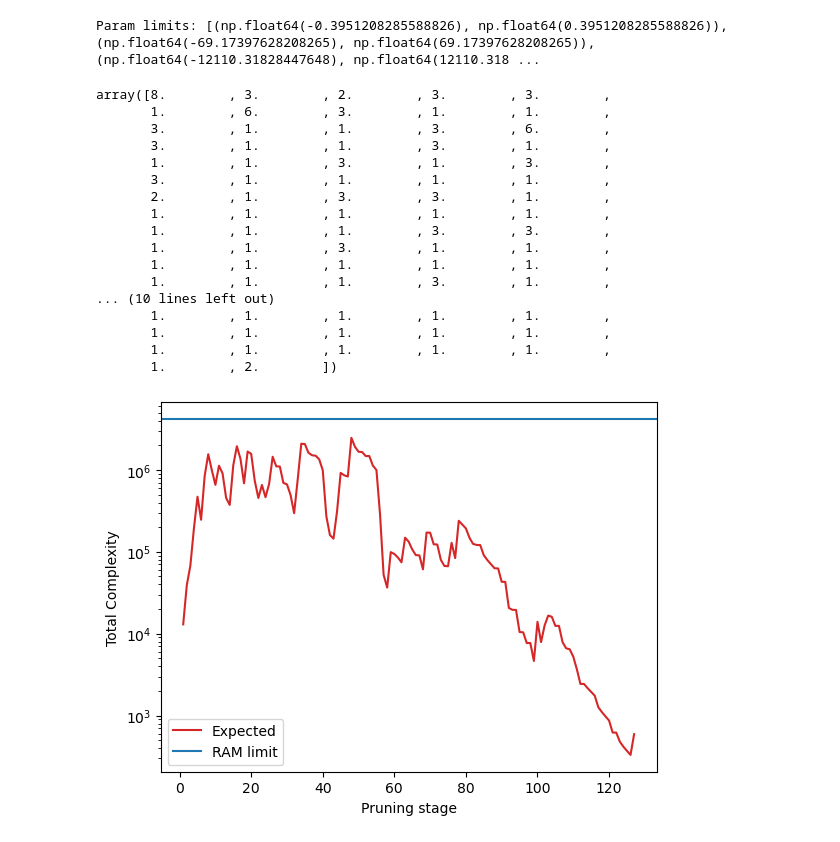
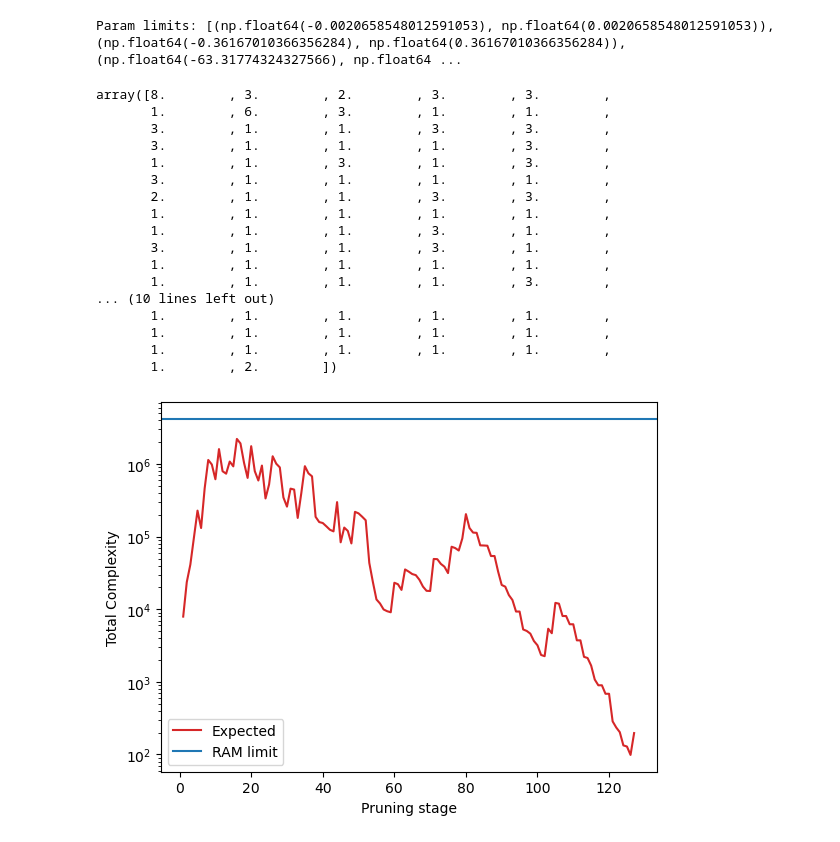
Before and after one commit to pravirkr/loki, a Jupyter notebook: notebooks/pruning_circular.ipynb, the cells around one changed output. Saved outputs shown, nothing was run; the diff lists cells and outputs as text; code cells hidden in the pictures.

```diff
--- a/notebooks/pruning_circular.ipynb
+++ b/notebooks/pruning_circular.ipynb
@@ -17,8 +16,8 @@ from pyloki.simulation.pulse import PulseSignalConfig
 pulsar_period = 0.007
 dt = 64e-6
 nsamps = 2**24
-mod_kwargs = {"p_orb": 1200, "psi": np.pi/4, "m_c": 10}
-cfg = PulseSignalConfig(period=pulsar_period, dt=dt, nsamps=nsamps, snr=11.5, ducy=0.1,
+mod_kwargs = {"p_orb": 1200, "psi": np.pi/2.1, "m_c": 8}
+cfg = PulseSignalConfig(period=pulsar_period, dt=dt, nsamps=nsamps, snr=12, ducy=0.1,
                         mod_kwargs=mod_kwargs, mod_type = "circular")
 print(f"tobs = {cfg.tobs}")
 tim_data = cfg.generate(shape="gaussian")
@@ -35,58 +34,59 @@ plt.show()
 # %%
 tol_bins = 1
 fold_bins = 64
-p = ParamLimits.from_circular(1 / 0.007, 1100, 15, m_p=1.4, poly_order=4)
+p_orb_min = 1100
+p = ParamLimits.from_circular(1 / 0.007, p_orb_min, 12, m_p=1.4, poly_order=5)
 print(f"Param limits: {p.limits}")
 bseg_brute = cfg.nsamps // 8192
 bseg_ffa = cfg.nsamps // 128
 search_cfg = PulsarSearchConfig(nsamps=cfg.nsamps, tsamp=cfg.dt, nbins=fold_bins, tol_bins=tol_bins, param_limits=p.limits,
-                                bseg_brute=bseg_brute, bseg_ffa=bseg_ffa, prune_poly_order=4, nthreads=4, ducy_max=0.2, wtsp=1.1,
-                                use_fft_shifts=True)
+                                bseg_brute=bseg_brute, bseg_ffa=bseg_ffa, prune_poly_order=5, nthreads=4, ducy_max=0.2, wtsp=1.1,
+                                use_fft_shifts=True, p_orb_min=p_orb_min)
 plan = FFAPlan(search_cfg)
-branching_pattern = plan.generate_branching_pattern()
+branching_pattern = plan.get_branching_pattern()
 branching_pattern
 # %% [output]
-Param limits: [(np.float64(-0.3951208285588826), np.float64(0.3951208285588826)), (np.float64(-69.17397628208265), np.float64(69.17397628208265)), (np.float64(-12110.31828447648), np.float64(12110.318 ...
+Param limits: [(np.float64(-0.0020658548012591053), np.float64(0.0020658548012591053)), (np.float64(-0.36167010366356284), np.float64(0.36167010366356284)), (np.float64(-63.31774324327566), np.float64 ...
 array([8.        , 3.        , 2.        , 3.        , 3.        ,
        1.        , 6.        , 3.        , 1.        , 1.        ,
-       3.        , 1.        , 1.        , 3.        , 6.        ,
-       3.        , 1.        , 1.        , 3.        , 1.        ,
+       3.        , 1.        , 1.        , 3.        , 3.        ,
+       3.        , 1.        , 1.        , 1.        , 3.        ,
        1.        , 1.        , 3.        , 1.        , 3.        ,
        3.        , 1.        , 1.        , 1.        , 1.        ,
-       2.        , 1.        , 3.        , 3.        , 1.        ,
-       1.        , 1.        , 1.        , 1.        , 1.        ,
-       1.        , 1.        , 1.        , 3.        , 3.        ,
-       1.        , 1.        , 3.        , 1.        , 1.        ,
+       2.        , 1.        , 1.        , 3.        , 3.        ,
        1.        , 1.        , 1.        , 1.        , 1.        ,
        1.        , 1.        , 1.        , 3.        , 1.        ,
+       3.        , 1.        , 1.        , 3.        , 1.        ,
+       1.        , 1.        , 1.        , 1.        , 1.        ,
+       1.        , 1.        , 1.        , 1.        , 3.        ,
 ... (10 lines left out)
        1.        , 1.        , 1.        , 1.        , 1.        ,
        1.        , 1.        , 1.        , 1.        , 1.        ,
        1.        , 1.        , 1.        , 1.        , 1.        ,
        1.        , 2.        ])
 # %%
-thresholds = np.array([1.5, 1.7, 2.2, 2.1, 2.4, 2.8, 3. , 3.1, 3.2, 3.3, 3.5, 3.4, 3.7,
-       4.1, 4.2, 4.3, 4.3, 4.5, 4.4, 4.2, 4.6, 4.7, 4.9, 4.9, 5.1, 5.1,
-       5.1, 4.7, 5.1, 4.9, 5.4, 5.5, 5.4, 5.3, 5. , 5.3, 5.2, 5. , 5.1,
-       5.3, 5.8, 5.9, 5.8, 5.9, 5.7, 5.7, 5.6, 5.4, 5.7, 5.7, 5.5, 5.6,
-       5.2, 5.7, 5.7, 6.2, 6.6, 6.6, 6.5, 6.4, 6.4, 6.4, 6. , 6.3, 6.4,
-       6.4, 6.2, 6.5, 6.4, 6.2, 6.5, 6.3, 6.6, 6.6, 6.4, 6.7, 6.8, 6.7,
-       6.7, 6.7, 6.8, 6.8, 6.7, 6.5, 6.8, 6.8, 6.8, 6.8, 6.6, 6.9, 6.6,
-       7.1, 7. , 6.8, 7.2, 7. , 7.2, 6.9, 7.3, 6.9, 7.4, 7.4, 7.4, 7.3,
-       7.4, 7.1, 7.5, 7.5, 7.4, 7.5, 7.6, 7.7, 7.4, 7.6, 7.6, 7.6, 7.7,
-       7.7, 7.7, 7.7, 7.8, 7.5, 7.8, 7.8, 7.8, 7.8, 7.8])
+thresholds = np.array([1.2, 1.7, 2.2, 2.4, 2.5, 2.8, 3. , 2.9, 2.8, 3.1, 3. , 3.4, 3.2,
+       3.6, 4. , 3.9, 3.8, 4.1, 4.2, 4. , 4.4, 4.4, 4.6, 4.9, 5. , 4.9,
+       4.9, 4.8, 5.2, 5.2, 5.1, 4.9, 5.4, 5.4, 5.4, 5.4, 5.3, 5.8, 5.7,
+       5.5, 5.5, 5.5, 5.4, 5.5, 6. , 6.1, 6. , 6.1, 6. , 5.9, 5.9, 5.9,
+       6.4, 6.5, 6.6, 6.5, 6.5, 6.4, 6.3, 6.4, 6.3, 6.4, 6.3, 6.3, 6.3,
+       6.2, 6.3, 6.4, 6.4, 6.2, 6.3, 6.1, 6.3, 6.3, 6.4, 6.5, 6.4, 6.4,
+       6.5, 6.2, 6.6, 6.6, 6.4, 6.7, 6.5, 6.4, 6.7, 6.3, 6.8, 6.9, 6.8,
+       6.9, 6.9, 7. , 6.6, 7.1, 7. , 7. , 7.1, 7.1, 7.2, 7.1, 7.2, 7.2,
+       7.2, 7.1, 7.3, 6.9, 7.3, 6.9, 7.4, 7. , 7.5, 7.4, 7.5, 7.6, 7.6,
+       7.2, 7.6, 7.3, 7.8, 7.8, 7.8, 7.9, 7.8, 7.9, 7.5])
 thresh_state = thresholding.evaluate_scheme(thresholds, branching_pattern, ref_ducy=0.1, nbins=64,
-                                            ntrials=1024, snr_final=9.7, ducy_max=0.2, wtsp=1.1)
+                                            ntrials=1024, snr_final=12, ducy_max=0.2, wtsp=1.1)
 x = np.arange(1, len(branching_pattern) + 1)
 nparam_vol = plan.ncoords[-1]
 plt.semilogy(x, np.array(thresh_state.get_info("complexity")) * nparam_vol, label="Expected", c="tab:red")
 plt.axhline(2**22, label="RAM limit", c="tab:blue")
 plt.xlabel("Pruning stage")
 plt.ylabel("Total Complexity")
 plt.legend()
 plt.show()
 # %% [output]
-[figure, old version]
+[figure, new version]
 # %%
 prn_manager = PruningManager(search_cfg, thresholds, n_runs=16, max_sugg=2**22, batch_size=1024)
 prn_manager.execute(tim_data.ts_e, tim_data.ts_v, outdir="pruning_results/circular_test/", file_prefix="test_circular", kind="taylor", show_progress=False)
```
Also changed, not shown: parts of 9 cells of this notebook, 23 other files.
